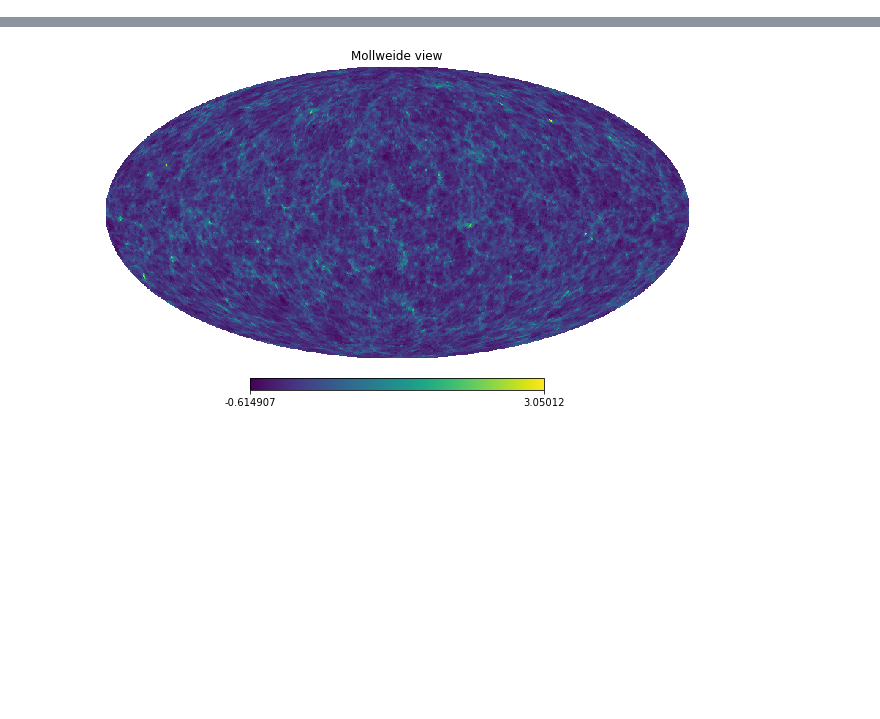
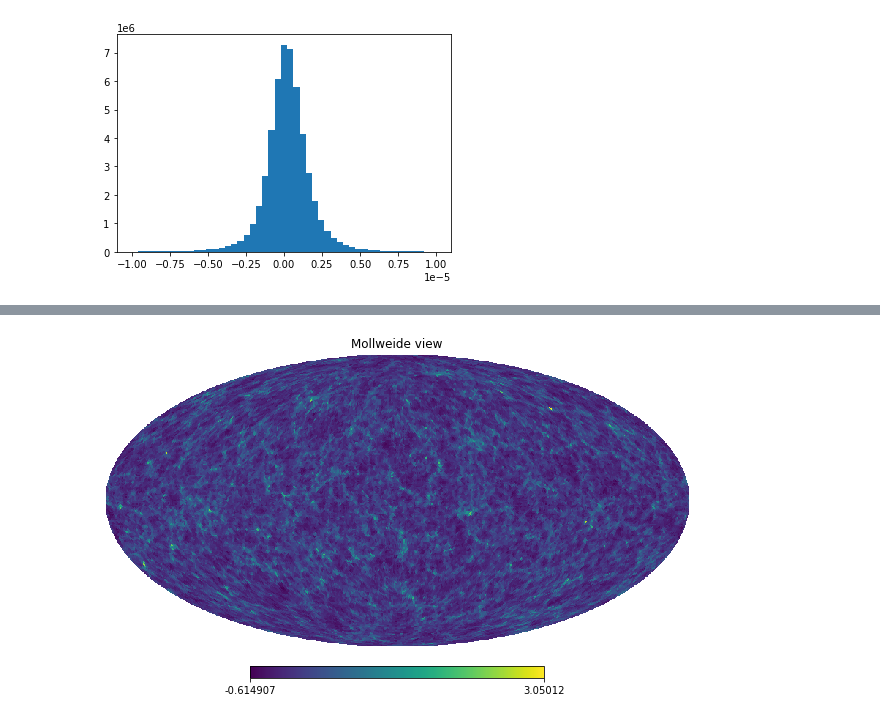
Before and after one commit to wurdahl/kSZ-Velocity-Recon-ML, a Jupyter notebook: GenerativeModel-AddCMB.ipynb, the cells around one changed output, grey strips where cells are left out. Saved outputs shown, nothing was run; the diff lists cells and outputs as text; code cells hidden in the pictures; blank space fills up the shorter version.

```diff
--- a/GenerativeModel-AddCMB.ipynb
+++ b/GenerativeModel-AddCMB.ipynb
@@ -33,0 +30,12 @@ import os
+# %%
+kSZMap = hp.read_map("./kSZ_NS_2048_R_2048_P_2560_DV_256.fits")
+kSZMap2 = hp.read_map("./lensedkSZ_NS_1024_R_2968_P_2048_DV_80.fits")
+kSZMap3 = np.load("./_NS_64_R_2968_P_192_DV_40_Sd_170351.npy")
+kSZMap4 = np.load("./_NS_64_R_1484_P_256_DV_40_Sd_968694.npy")
+kSZMap5 = np.load("./_NS_64_R_371_P_256_DV_40_Sd_868897.npy")
+kSZMap6 = np.load("./_NS_64_R_2968_P_1024_DV_40_Sd_396025.npy")
+# %%
+#2560^2 Particles
+plt.hist(kSZMap, bins=np.linspace(-10**-5,10**-5));
+# %% [output]
+[figure, added]
```
Also changed, not shown: parts of 12 cells of this notebook, 7 other files.
